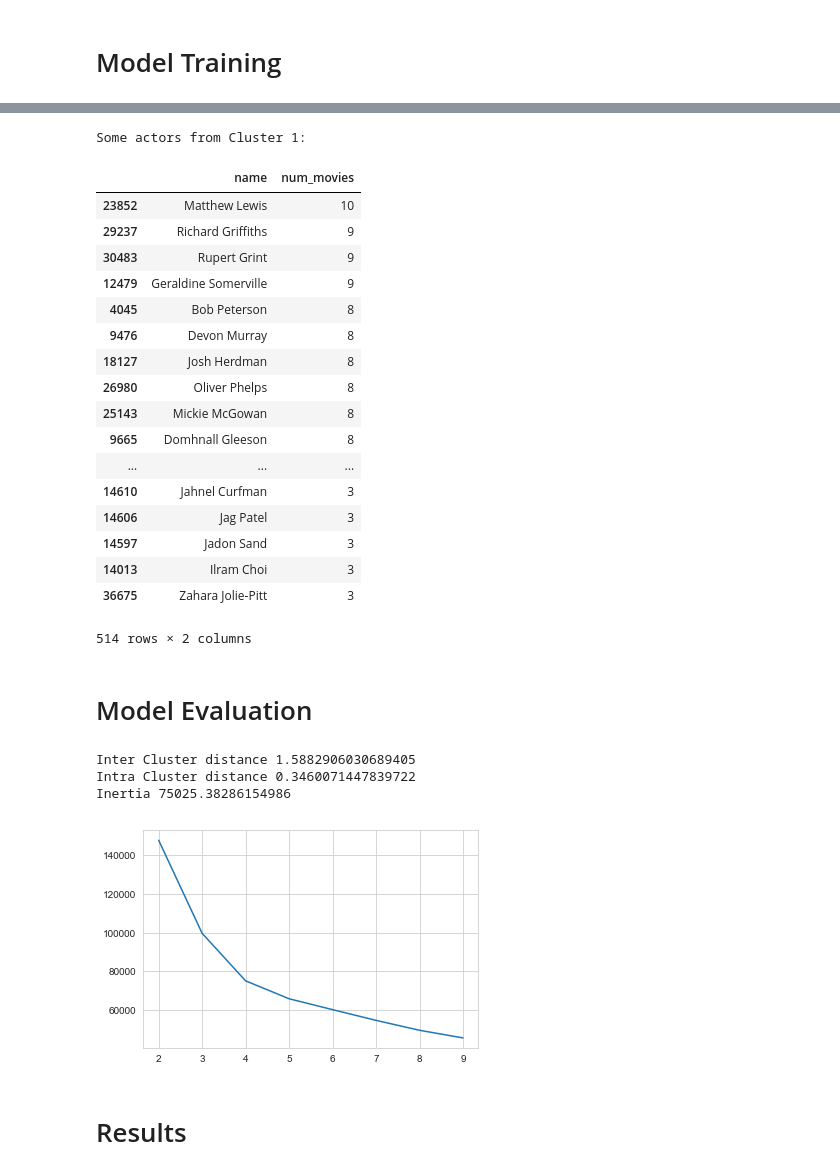
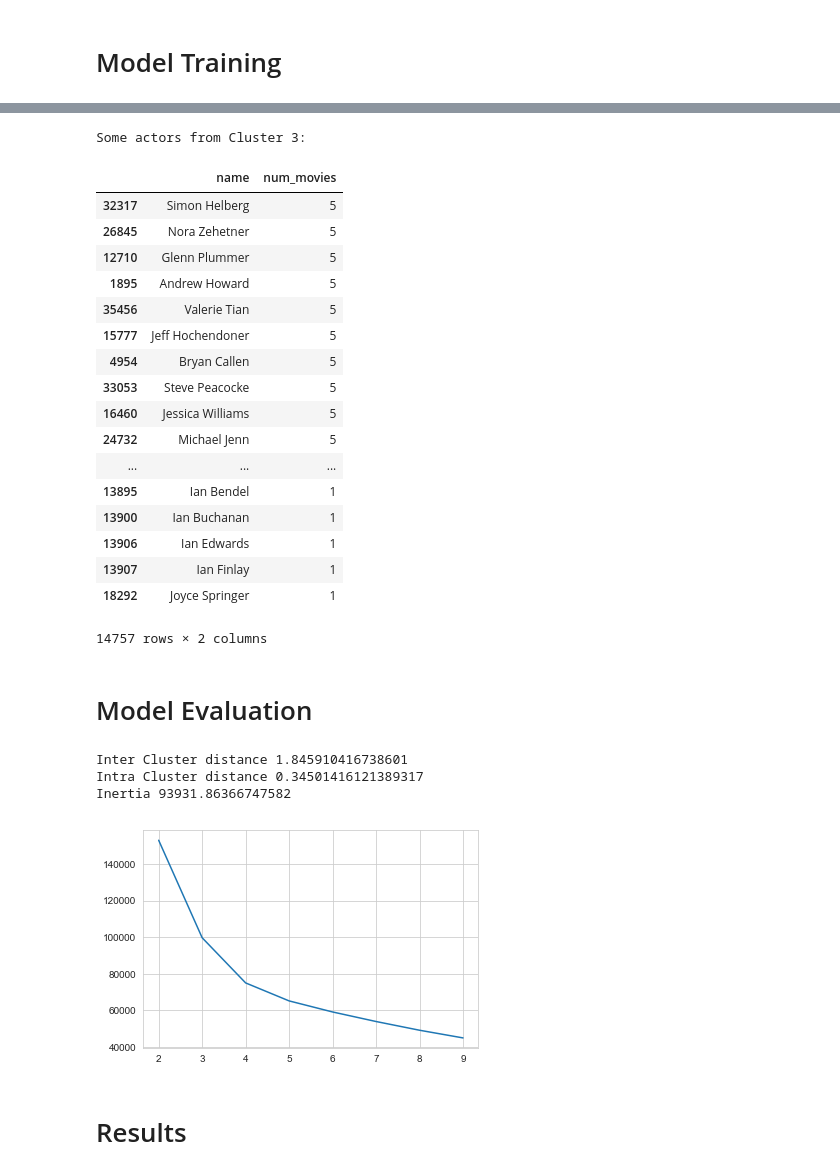
Before and after one commit to nastazya/Movies-analytics, a Jupyter notebook: clustering.ipynb, the cells around one changed output, grey strips where cells are left out. Saved outputs shown, nothing was run; the diff lists cells and outputs as text; code cells hidden in the pictures.

```diff
--- a/clustering.ipynb
+++ b/clustering.ipynb
@@ -352,7 +340,7 @@ df_act.head(20)
 # for col in ['name','sum_revenue','sum_count_vote', 'sum_ave_votes','sum_budget']:
 #     analize_columns.remove(col)
 analize_columns = ['name', 'num_movies', 'ave_revenue', 'ave_budget', 'ave_count_vote', 'ave_vote', 'Adventure', 'Animation', 'Comedy', 'Drama', 'Family', 'Horror', 'Music', 'Science Fiction', 'Thriller']
-X_columns =  ['num_movies', 'ave_revenue', 'ave_count_vote', 'ave_vote', 'ave_budget']
+X_columns =  ['num_movies', 'ave_count_vote','ave_budget', 'ave_revenue', 'ave_vote']
 X = df_act[X_columns]
 X.head()
 # %% [output]
@@ -499,27 +488,27 @@ Adventure
 ... (16 outputs left out)
 # %%
-print('Some actors from Cluster 1:')
-df_results[(df_results['cluster'] == 1) & (df_results['num_movies'] > 2)][['name','num_movies']].sort_values(by='num_movies', ascending=False)
+print('Some actors from Cluster 3:')
+df_results[(df_results['cluster'] == 3) & (df_results['num_movies'] < 6)][['name','num_movies']].sort_values(by='num_movies', ascending=False)
 # %% [output]
-Some actors from Cluster 1:
+Some actors from Cluster 3:
 |  | name | num_movies |
-| 23852 | Matthew Lewis | 10 |
-| 29237 | Richard Griffiths | 9 |
-| 30483 | Rupert Grint | 9 |
-| 12479 | Geraldine Somerville | 9 |
-| 4045 | Bob Peterson | 8 |
-| 9476 | Devon Murray | 8 |
-| 18127 | Josh Herdman | 8 |
-| 26980 | Oliver Phelps | 8 |
-| 25143 | Mickie McGowan | 8 |
-| 9665 | Domhnall Gleeson | 8 |
+| 32317 | Simon Helberg | 5 |
+| 26845 | Nora Zehetner | 5 |
+| 12710 | Glenn Plummer | 5 |
+| 1895 | Andrew Howard | 5 |
+| 35456 | Valerie Tian | 5 |
+| 15777 | Jeff Hochendoner | 5 |
+| 4954 | Bryan Callen | 5 |
+| 33053 | Steve Peacocke | 5 |
+| 16460 | Jessica Williams | 5 |
+| 24732 | Michael Jenn | 5 |
 | ... | ... | ... |
-| 14610 | Jahnel Curfman | 3 |
-| 14606 | Jag Patel | 3 |
-| 14597 | Jadon Sand | 3 |
-| 14013 | Ilram Choi | 3 |
-| 36675 | Zahara Jolie-Pitt | 3 |
+| 13895 | Ian Bendel | 1 |
+| 13900 | Ian Buchanan | 1 |
+| 13906 | Ian Edwards | 1 |
+| 13907 | Ian Finlay | 1 |
+| 18292 | Joyce Springer | 1 |
-514 rows × 2 columns
+14757 rows × 2 columns
 # %% [markdown]
 # Model Evaluation
 # %%
@@ -551,9 +540,9 @@ for cluster in sorted(set(model.labels_)):
         distances.append(euclidean_distances(centroid.reshape(1, -1), v.values.reshape(1, -1), squared=True)[0][0])
 print('Inertia', np.sum(distances))
 # %% [output]
-Inter Cluster distance 1.5882906030689405
-Intra Cluster distance 0.3460071447839722
-Inertia 75025.38286154986
+Inter Cluster distance 1.845910416738601
+Intra Cluster distance 0.34501416121389317
+Inertia 93931.86366747582
 # %%
 inertia = []
 number_k = []
@@ -564,7 +553,7 @@ for k in range(2, 10, 1):
 plt.plot(number_k, inertia)
 plt.show()
 # %% [output]
-[figure, old version]
+[figure, new version]
 # %% [markdown]
 # Results
 # %% [markdown]
```
Also changed, not shown: parts of 15 cells of this notebook.
